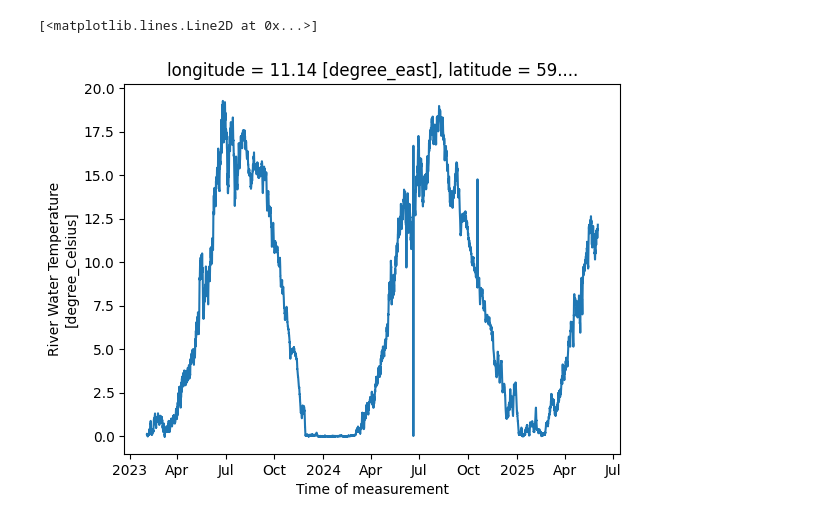
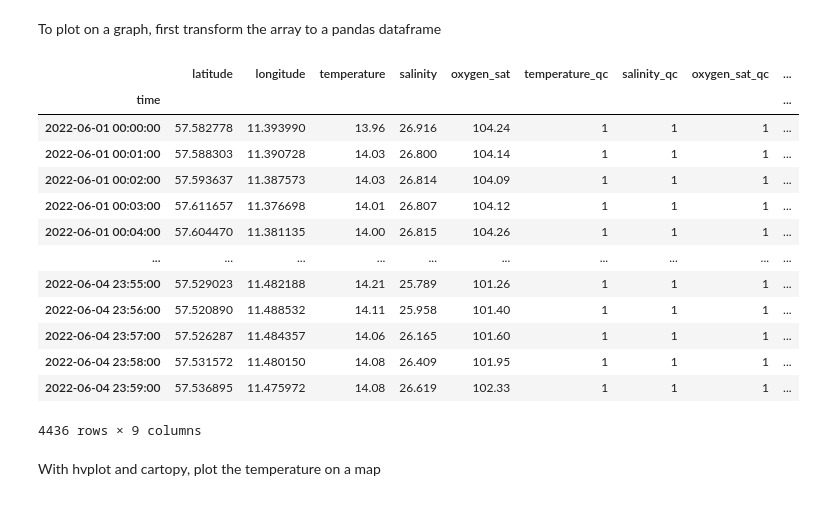
Before and after one commit to NIVANorge/niva-aquainfra, a Jupyter notebook: code/aquainfra_presentation.ipynb, the cells around one changed output. Drawn from its saved outputs; the diff is of its cells as text; code cells hidden in the pictures.

```diff
--- a/code/aquainfra_presentation.ipynb
+++ b/code/aquainfra_presentation.ipynb
@@ -62,5 +103,22 @@ Data variables:
-# %%
-ds_gl.temp_water_avg.plot()
-# %% [output]
-[<matplotlib.lines.Line2D at 0x...>]
-[figure, removed]
+# %% [markdown]
+To plot on a graph, first transform the array to a pandas dataframe
+# %%
+df= ds.to_dataframe()
+df
+# %% [output]
+|  | latitude | longitude | temperature | salinity | oxygen_sat | temperature_qc | salinity_qc | oxygen_sat_qc | ... |
+| time |  |  |  |  |  |  |  |  | ... |
+| 2022-06-01 00:00:00 | 57.582778 | 11.393990 | 13.96 | 26.916 | 104.24 | 1 | 1 | 1 | ... |
+| 2022-06-01 00:01:00 | 57.588303 | 11.390728 | 14.03 | 26.800 | 104.14 | 1 | 1 | 1 | ... |
+| 2022-06-01 00:02:00 | 57.593637 | 11.387573 | 14.03 | 26.814 | 104.09 | 1 | 1 | 1 | ... |
+| 2022-06-01 00:03:00 | 57.611657 | 11.376698 | 14.01 | 26.807 | 104.12 | 1 | 1 | 1 | ... |
+| 2022-06-01 00:04:00 | 57.604470 | 11.381135 | 14.00 | 26.815 | 104.26 | 1 | 1 | 1 | ... |
+| ... | ... | ... | ... | ... | ... | ... | ... | ... | ... |
+| 2022-06-04 23:55:00 | 57.529023 | 11.482188 | 14.21 | 25.789 | 101.26 | 1 | 1 | 1 | ... |
+| 2022-06-04 23:56:00 | 57.520890 | 11.488532 | 14.11 | 25.958 | 101.40 | 1 | 1 | 1 | ... |
+| 2022-06-04 23:57:00 | 57.526287 | 11.484357 | 14.06 | 26.165 | 101.60 | 1 | 1 | 1 | ... |
+| 2022-06-04 23:58:00 | 57.531572 | 11.480150 | 14.08 | 26.409 | 101.95 | 1 | 1 | 1 | ... |
+| 2022-06-04 23:59:00 | 57.536895 | 11.475972 | 14.08 | 26.619 | 102.33 | 1 | 1 | 1 | ... |
+4436 rows × 9 columns
+# %% [markdown]
+With hvplot and cartopy, plot the temperature on a map
```
Also changed, not shown: parts of 19 cells of this notebook.
